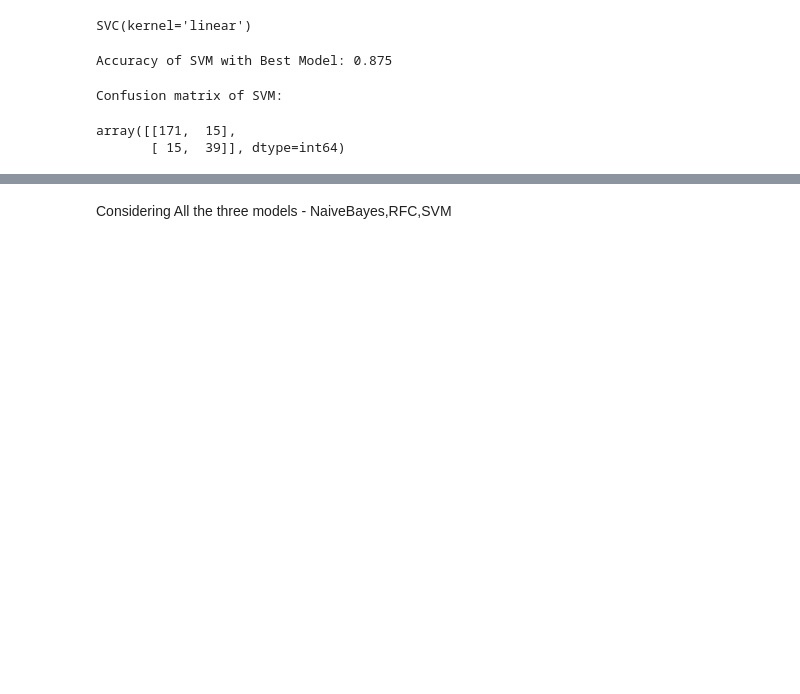
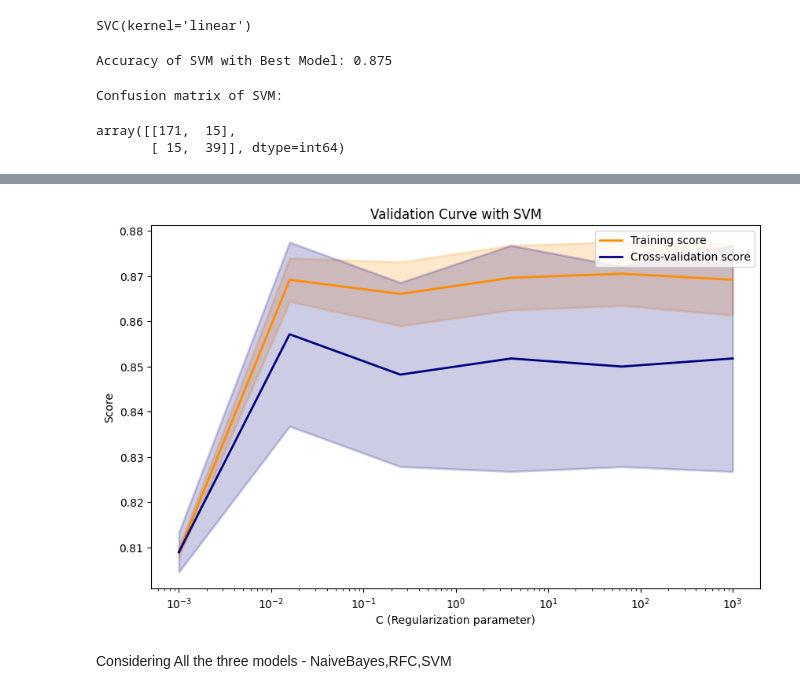
Before and after one commit to athiram24/ASD_Analyzer, a Jupyter notebook: Notebook/ASD4.ipynb, the cells around one changed output, grey strips where cells are left out. Cells and saved outputs as stored; diff of their text form; code cells hidden in the pictures; blank space fills up the shorter version.

```diff
--- a/Notebook/ASD4.ipynb
+++ b/Notebook/ASD4.ipynb
@@ -406,3 +445,42 @@ array([[171,  15],
+# %%
+import numpy as np
+import matplotlib.pyplot as plt
+from sklearn.model_selection import validation_curve
+from sklearn.svm import SVC
+
+# Assuming X_train, y_train are already defined
+
+# Define the hyperparameter values to be tested
+param_range = np.logspace(-3, 3, 6)
+
+# Create and fit the SVM model
+model = SVC(kernel="linear")
+
+# Plot validation curve
+train_scores, test_scores = validation_curve(
+    model, X_train, y_train, param_name="C", param_range=param_range,
+    scoring="accuracy", cv=5
+)
+
+# Calculate mean and standard deviation for training and test scores
+train_scores_mean = np.mean(train_scores, axis=1)
+train_scores_std = np.std(train_scores, axis=1)
+test_scores_mean = np.mean(test_scores, axis=1)
+test_scores_std = np.std(test_scores, axis=1)
+
+# Plot the validation curve
+plt.figure(figsize=(10, 6))
+plt.title("Validation Curve with SVM")
+plt.xlabel("C (Regularization parameter)")
+plt.ylabel("Score")
+plt.semilogx(param_range, train_scores_mean, label="Training score", color="darkorange", lw=2)
+plt.fill_between(param_range, train_scores_mean - train_scores_std, train_scores_mean + train_scores_std, alpha=0.2, color="darkorange", lw=2)
+plt.semilogx(param_range, test_scores_mean, label="Cross-validation score", color="navy", lw=2)
+plt.fill_between(param_range, test_scores_mean - test_scores_std, test_scores_mean + test_scores_std, alpha=0.2, color="navy", lw=2)
+plt.legend(loc="best")
+plt.show()
+# %% [output]
+[figure, added]
 # %% [markdown]
 
 Considering All the three models - NaiveBayes,RFC,SVM
```
Also changed, not shown: parts of 11 cells of this notebook, 3 other files.
